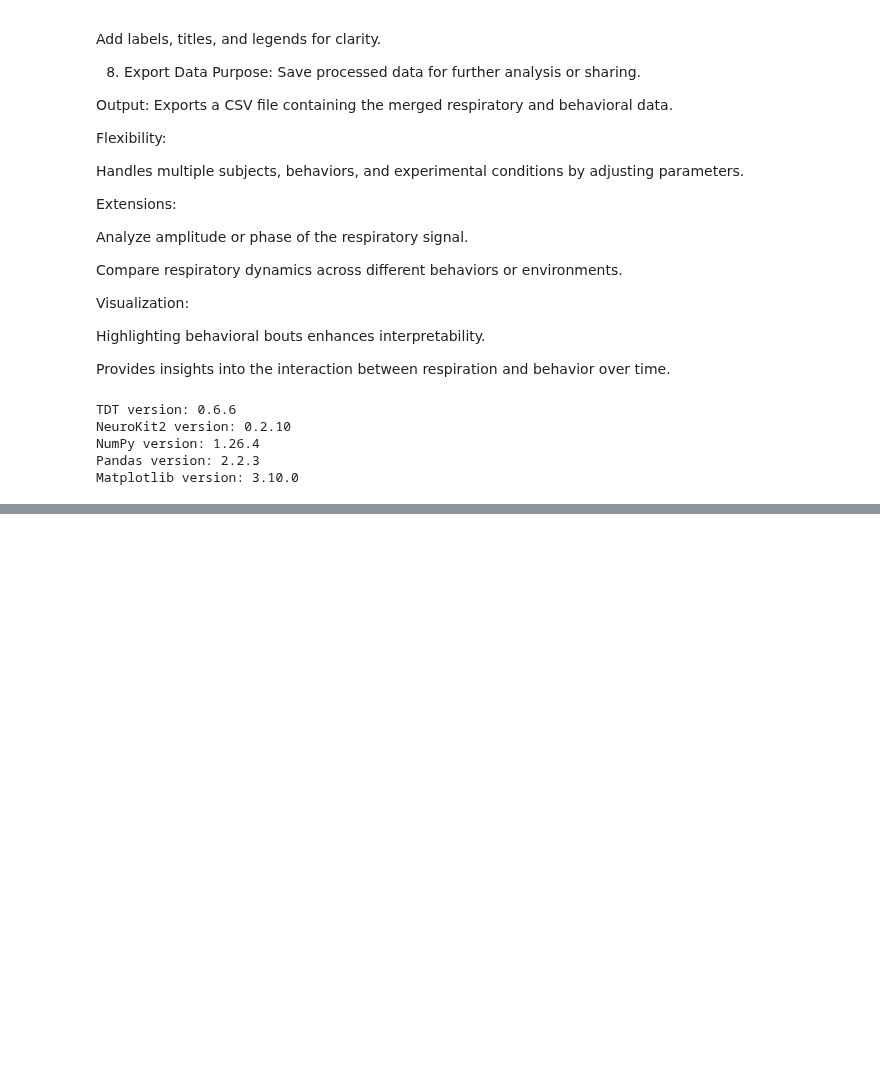
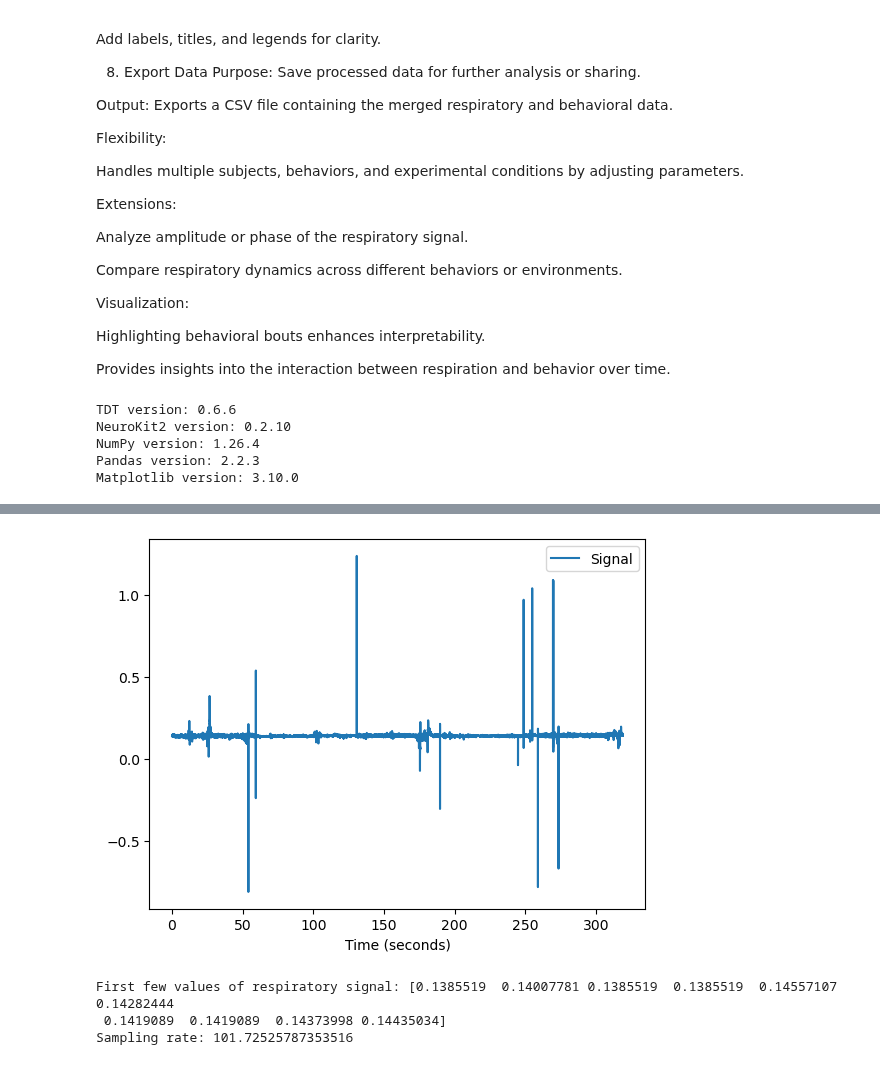
Before and after one commit to padillacoreanolab/respiratory_pilot, a Jupyter notebook: code_renameme.ipynb, the cells around one changed output, grey strips where cells are left out. Drawn from its saved outputs; the diff is of its cells as text; code cells hidden in the pictures; blank space fills up the shorter version.

```diff
--- a/code_renameme.ipynb
+++ b/code_renameme.ipynb
@@ -136,14 +143,11 @@ NumPy version: 1.26.4
 Pandas version: 2.2.3
 Matplotlib version: 3.10.0
 # %%
-import tdt
-
 # Specify the TDT file path
-tdt_file_path = r"C:\Users\sjs93\OneDrive - University of Florida\resp_recordings\1_1_cm_1_2_hc_trial2"
-
+tdt_file_path = r"C:\Users\sjs93\OneDrive - University of Florida\resp_recordings\1_1_cm_1_2_hc_trial1"
 # Load the TDT block
-cagemate = tdt.read_block(tdt_file_path)
+data = tdt.read_block(tdt_file_path)
 
 # Print the data structure to explore it
-print(cagemate)
+print(data)
 # %% [output]
@@ -150,0 +179,17 @@ AttributeError: module 'tdt' has no attribute 'read_block'
+# %%
+# Extract respiratory signal
+rsp = data.streams['Resp'].data  # This is your respiratory data
+srate = data.streams['Resp'].fs  # Sampling rate
+
+# Use NeuroKit2 to plot the signal (we'll use the correct sampling rate)
+nk.signal_plot(rsp, sampling_rate=srate)
+# %% [output]
+[figure, added]
+# %%
+# Verify the first few values of your signal and sampling rate
+print("First few values of respiratory signal:", rsp[:10])  # First 10 samples
+print("Sampling rate:", srate)
+# %% [output]
+First few values of respiratory signal: [0.1385519  0.14007781 0.1385519  0.1385519  0.14557107 0.14282444
+ 0.1419089  0.1419089  0.14373998 0.14435034]
+Sampling rate: 101.72525787353516
```
Also changed, not shown: parts of 17 cells of this notebook.
